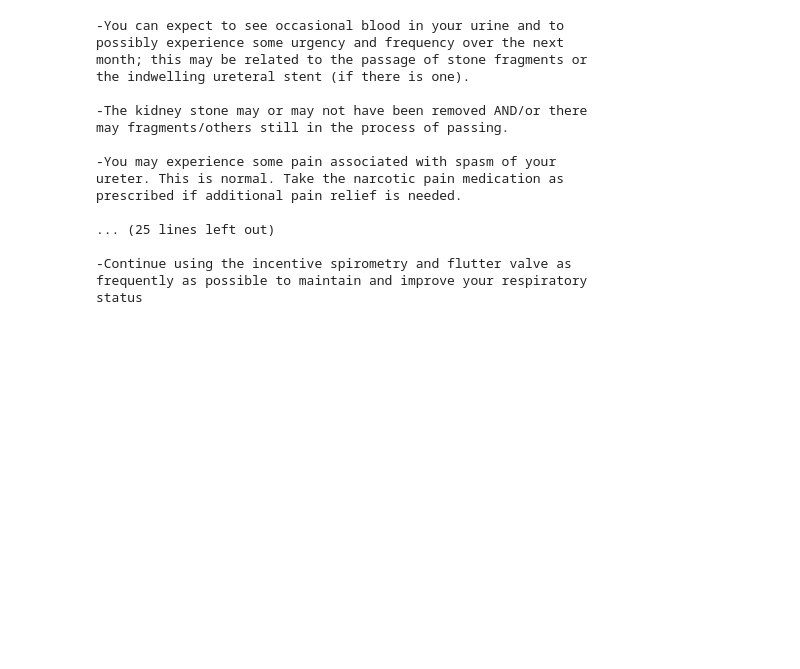
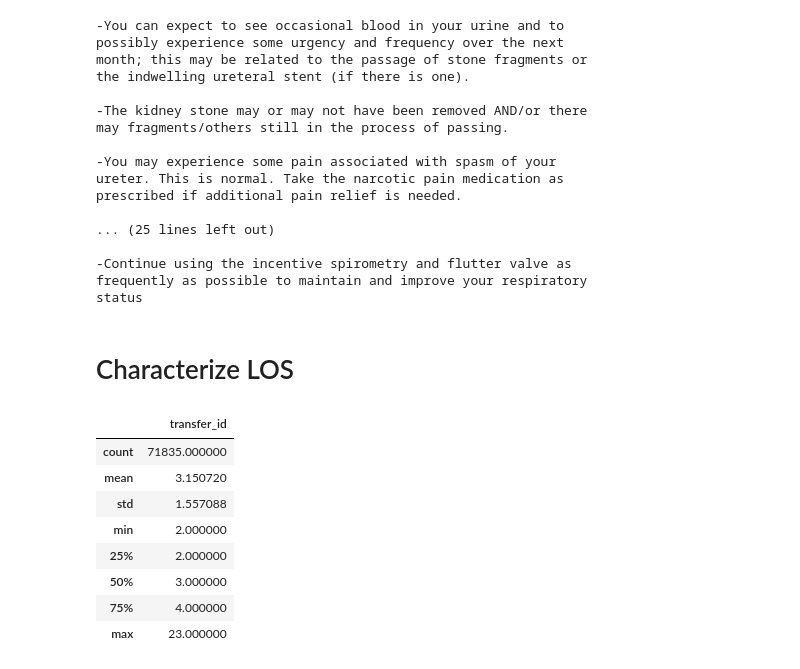
Before and after one commit to vsocrates/hail-dischargeme, a Jupyter notebook: notebooks/data_description/Descriptive_Stats.ipynb, the cells around one changed output. Cells and saved outputs as stored; diff of their text form; code cells hidden in the pictures; blank space fills up the shorter version.

```diff
--- a/notebooks/data_description/Descriptive_Stats.ipynb
+++ b/notebooks/data_description/Descriptive_Stats.ipynb
@@ -703,3 +685,5 @@ my_order = freq_notes.groupby(by="Type")["hedge_freq"].median().sort_values(asce
 ax.set_title("Hedging Words/Total # Words by Note Type")
 
 sns.boxplot(y="Type",x="hedge_freq", data=freq_notes, ax=ax, order=my_order)
+# %% [markdown]
+# Characterize LOS
@@ -705,0 +724,18 @@ sns.boxplot(y="Type",x="hedge_freq", data=freq_notes, ax=ax, order=my_order)
+# %%
+discharge_transfers = discharges.merge(transfers, on="hadm_id", how="left")
+# %%
+# drop discharge event type since it's the last event, doesn't have an endtime and the starttime coincides with the endtime of the discharging unit
+discharge_transfers = discharge_transfers[discharge_transfers["eventtype"] != "discharge"]
+# %%
+# number of transfers, descriptive stats for our cohort
+discharge_transfers.groupby("hadm_id").agg({"transfer_id": "count"}).describe()
+# %% [output]
+|  | transfer_id |
+| count | 71835.000000 |
+| mean | 3.150720 |
+| std | 1.557088 |
+| min | 2.000000 |
+| 25% | 2.000000 |
+| 50% | 3.000000 |
+| 75% | 4.000000 |
+| max | 23.000000 |
```
Also changed, not shown: parts of 11 cells of this notebook.
